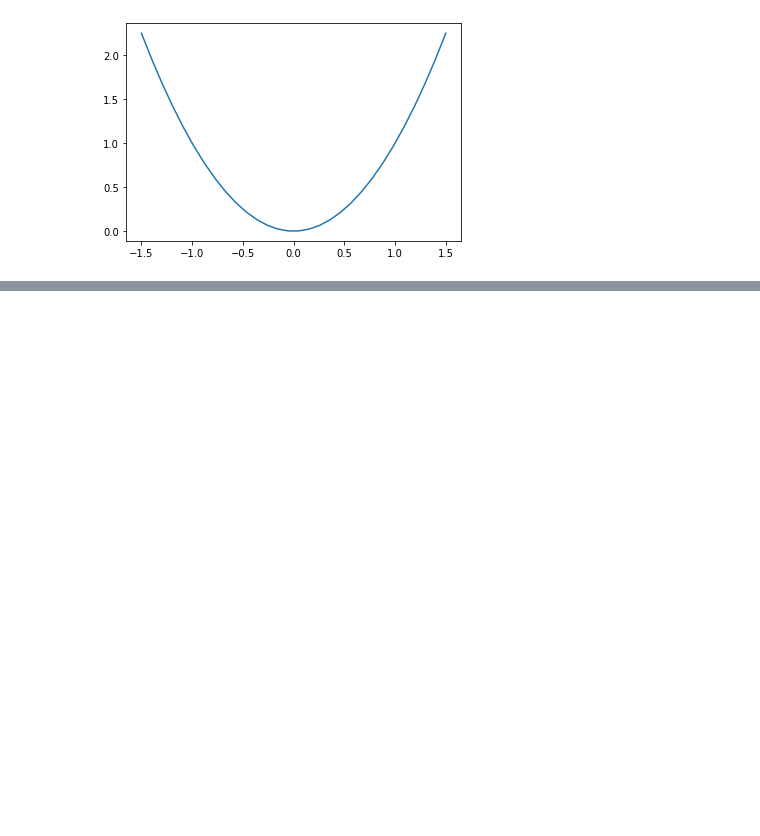
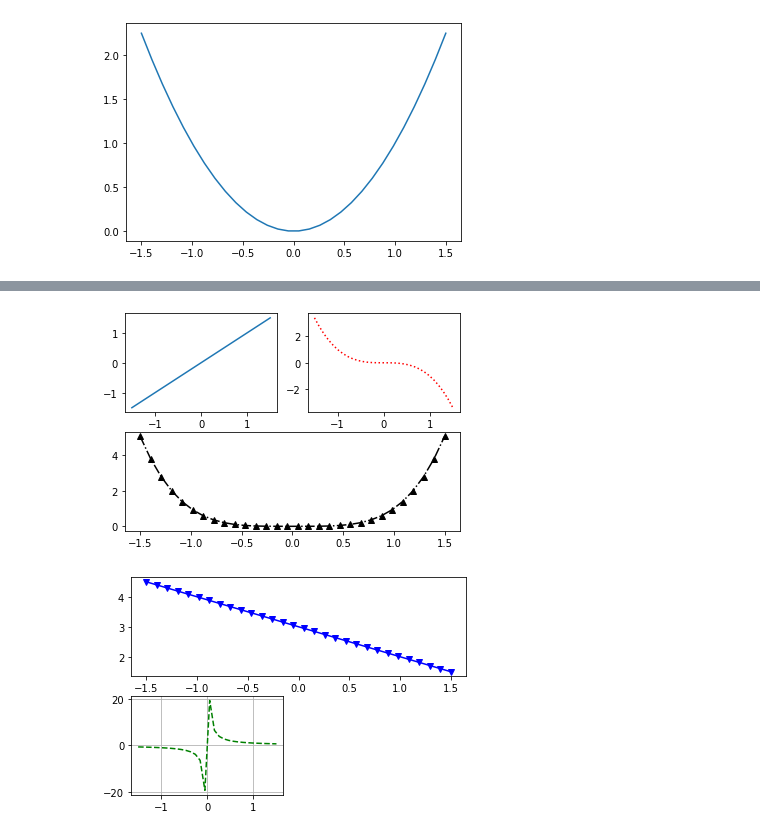
Before and after one commit to Lpshkn/Tutors, a Jupyter notebook: Matplotlib/Introducing.ipynb, the cells around one changed output, grey strips where cells are left out. Saved outputs shown, nothing was run; the diff lists cells and outputs as text; code cells hidden in the pictures; blank space fills up the shorter version.

```diff
--- a/Matplotlib/Introducing.ipynb
+++ b/Matplotlib/Introducing.ipynb
@@ -181,0 +229,21 @@ plt.savefig('fig.png', dpi=100, transparent=True)
+# %%
+x = np.linspace(-1.5, 1.5, 30)
+
+plt.figure(1)
+plt.subplot(2, 2, 1)
+plt.plot(x, x)
+plt.subplot(2, 2, 2)
+plt.plot(x, -x**3, 'r:')
+plt.subplot(2, 1, 2)
+plt.plot(x, x**4, '^k-.')
+
+plt.figure(2)
+plt.subplot2grid((2, 2), (0, 0), colspan=2)
+plt.plot(x, -x+3, 'vb-')
+plt.subplot2grid((2, 2), (1, 0))
+plt.plot(x, 1/x, "g--")
+plt.grid()
+plt.show()
+# %% [output]
+[figure, added]
+[figure, added]
```
Also changed, not shown: parts of 12 cells of this notebook.
